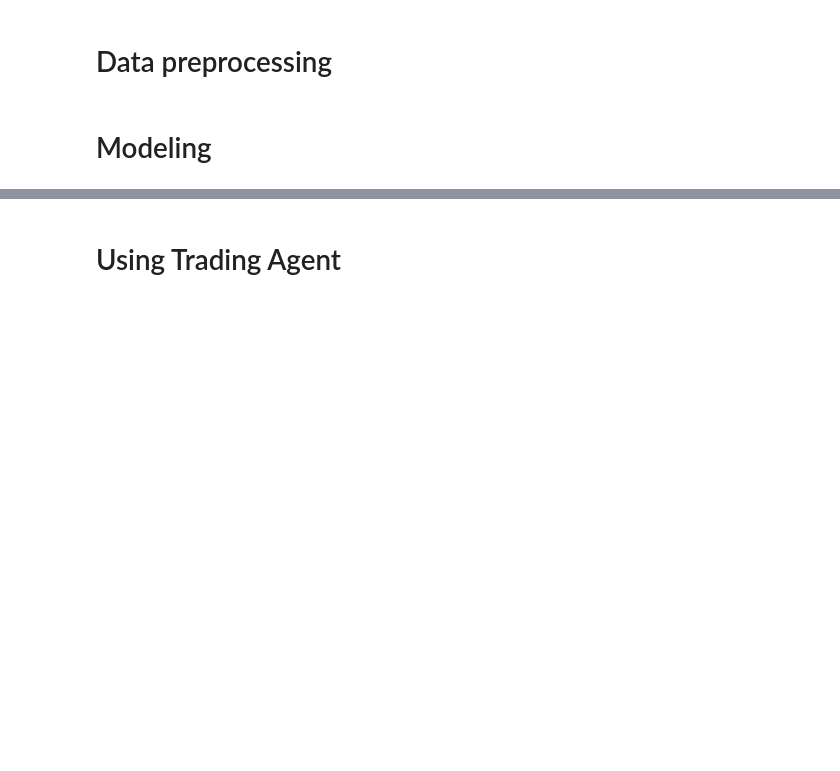
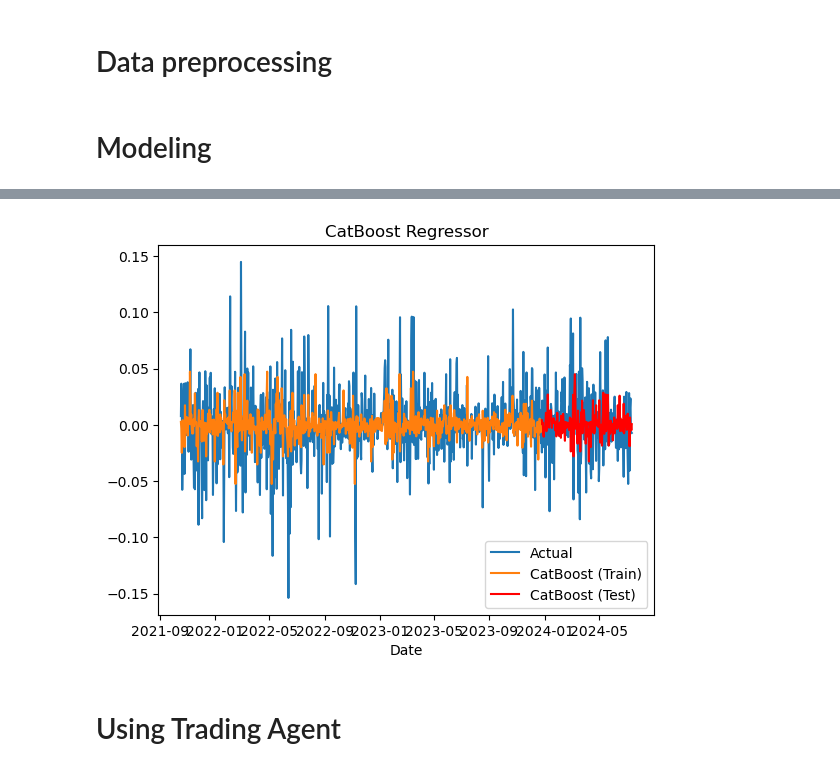
Before and after one commit to PuchitBunpleng/Algorithmic-Trading, a Jupyter notebook: Ait/modelingTesting.ipynb, the cells around one changed output, grey strips where cells are left out. Saved outputs shown, nothing was run; the diff lists cells and outputs as text; code cells hidden in the pictures; blank space fills up the shorter version.

```diff
--- a/Ait/modelingTesting.ipynb
+++ b/Ait/modelingTesting.ipynb
@@ -43,5 +46,12 @@ frequency = '1m'
+# %%
+def prepare_data(data):
+    data['returns'] = data['close'].pct_change()
+    data.dropna(inplace=True)
+    return data
+# %%
+data = prepare_data(data)
 # %%
-data = df_1m['close']
+data = data['returns']
 train_data = data.iloc[:int(len(data)*0.8)]
 test_data = data.iloc[int(len(data)*0.8):]
 train_label = train_data.shift(-1)
@@ -89,3 +99,17 @@ MSE: 363.2836
+# %%
+def plot_forecast_result(train_pred, test_pred, actual, title):
+  plt.title(title)
+  plt.plot(actual)
+  plt.plot(actual.iloc[:len(train_pred)].index, train_pred)
+  plt.plot(actual.iloc[len(train_pred):].index, test_pred, color='red')
+  plt.xlabel('Date')
+  model = title.split()[0]
+  plt.legend([f'Actual', f'{model} (Train)', f'{model} (Test)'])
+  plt.show()
+# %%
+plot_forecast_result(train_preds, test_preds, data, 'CatBoost Regressor')
+# %% [output]
+[figure, added]
 # %% [markdown]
 # Using Trading Agent
 # %%
```
Also changed, not shown: parts of 7 cells of this notebook, 12 other files.
